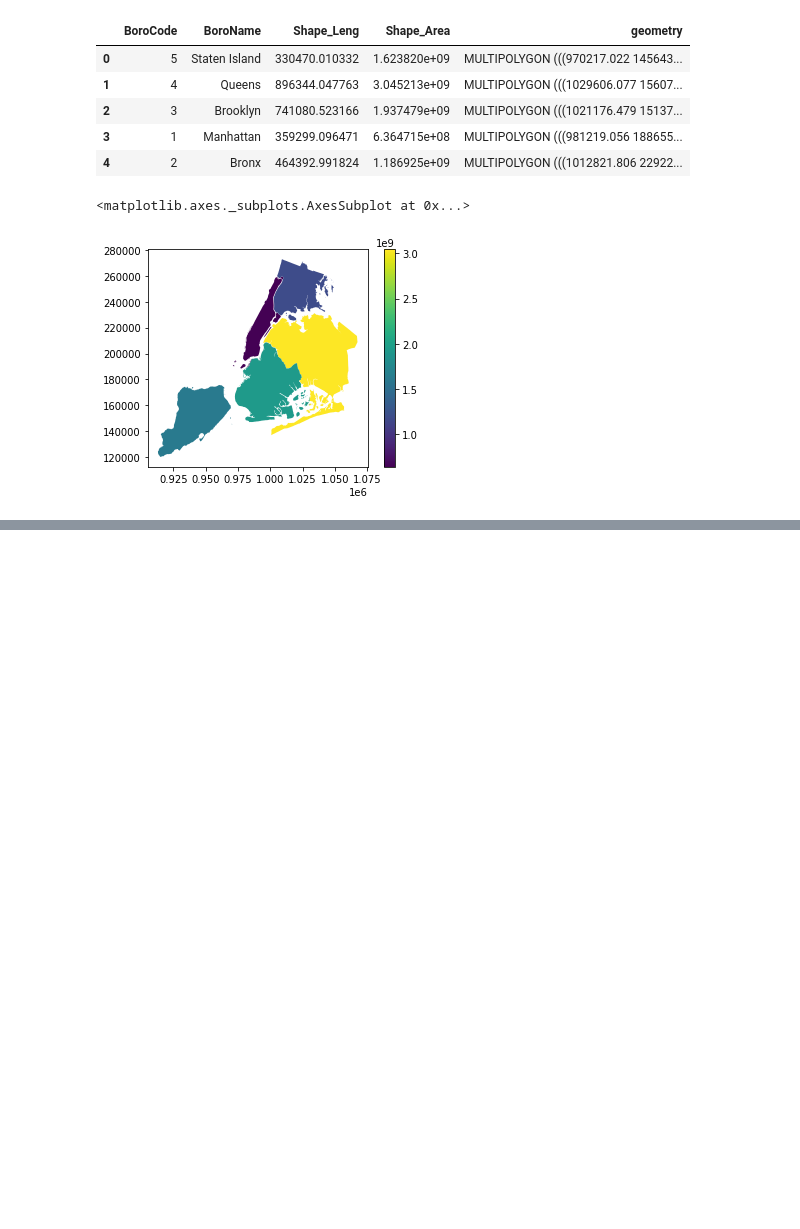
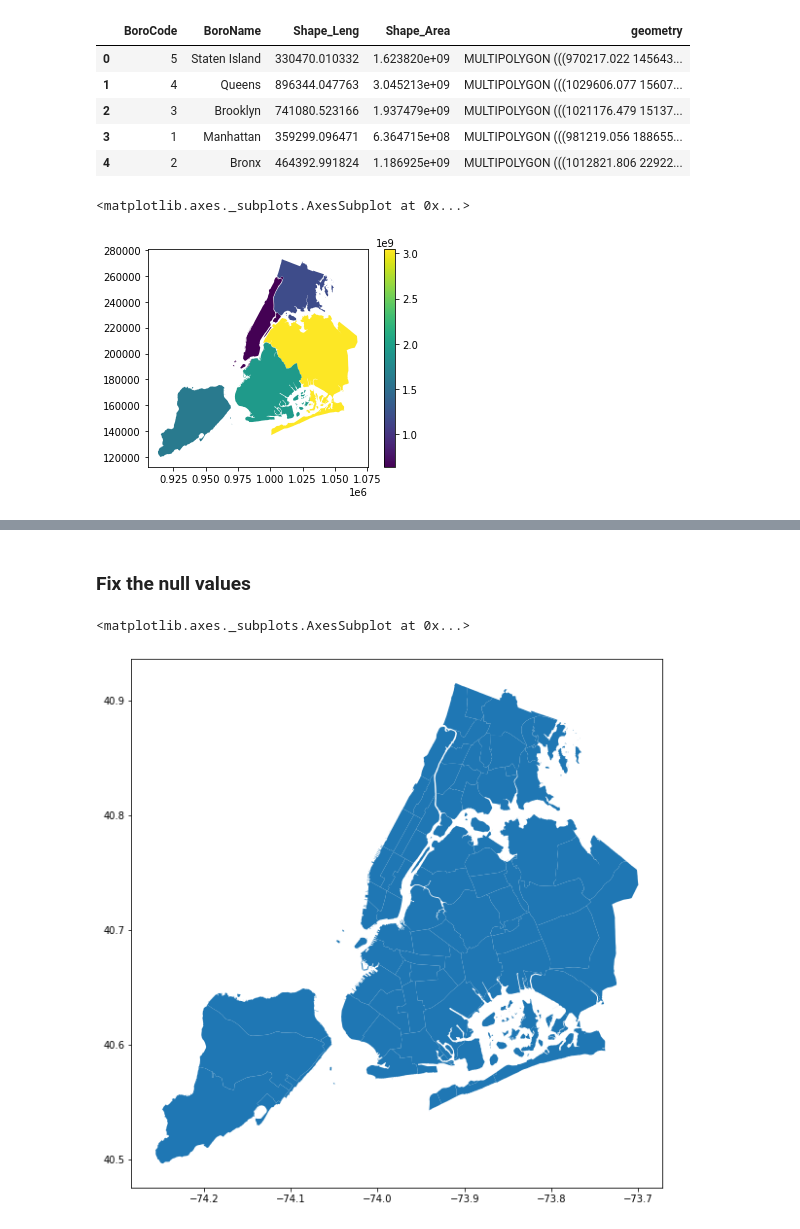
Before and after one commit to ahsan-fayyaz/DOB-Construction-Injury-Predictions, a Jupyter notebook: Maps.ipynb, the cells around one changed output, grey strips where cells are left out. Saved outputs shown, nothing was run; the diff lists cells and outputs as text; code cells hidden in the pictures; blank space fills up the shorter version.

```diff
--- a/Maps.ipynb
+++ b/Maps.ipynb
@@ -56,0 +71,3 @@ map.explore("area", legend=False)
+# %%
+gis_df = gpd.read_file('/content/sample_data/geo_export_64139790-49a8-4b6d-a3b4-431ff86cccdc.shp')
+gis_df.head()
@@ -56,0 +92,4 @@ map.explore("area", legend=False)
+# %%
+gis_df = gis_df.rename(columns={"boro_cd":"Community Board"})
+gis_df["Community Board"] = gis_df["Community Board"].astype(str).replace('\.0', '', regex=True)
+gis_df.head()
@@ -56,0 +171,8 @@ map.explore("area", legend=False)
+# %% [markdown]
+### Fix the null values
+# %%
+fig,ax = plt.subplots(figsize= (12,10))
+gis_df.plot(ax=ax)
+# %% [output]
+<matplotlib.axes._subplots.AxesSubplot at 0x...>
+[figure, added]
```
Also changed, not shown: parts of 18 cells of this notebook.
